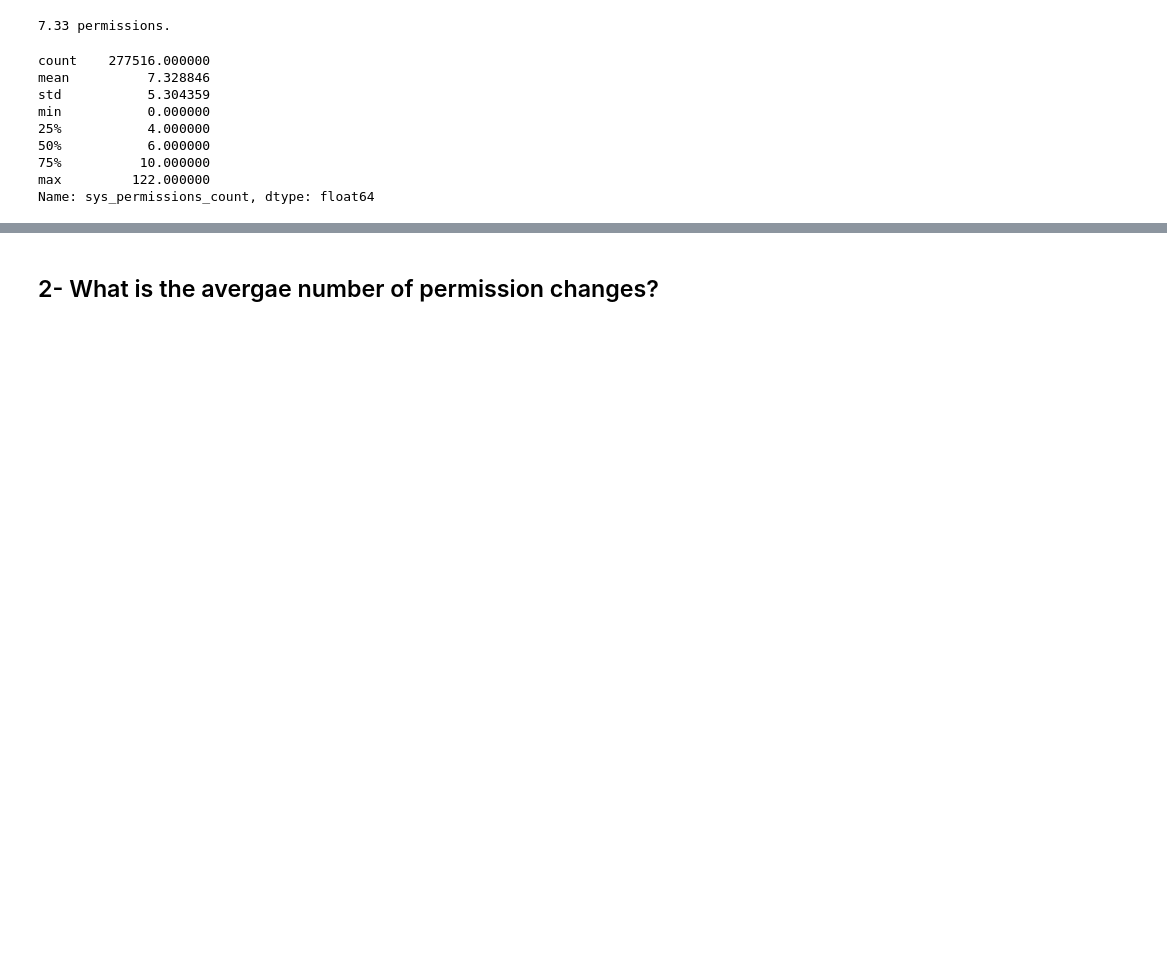
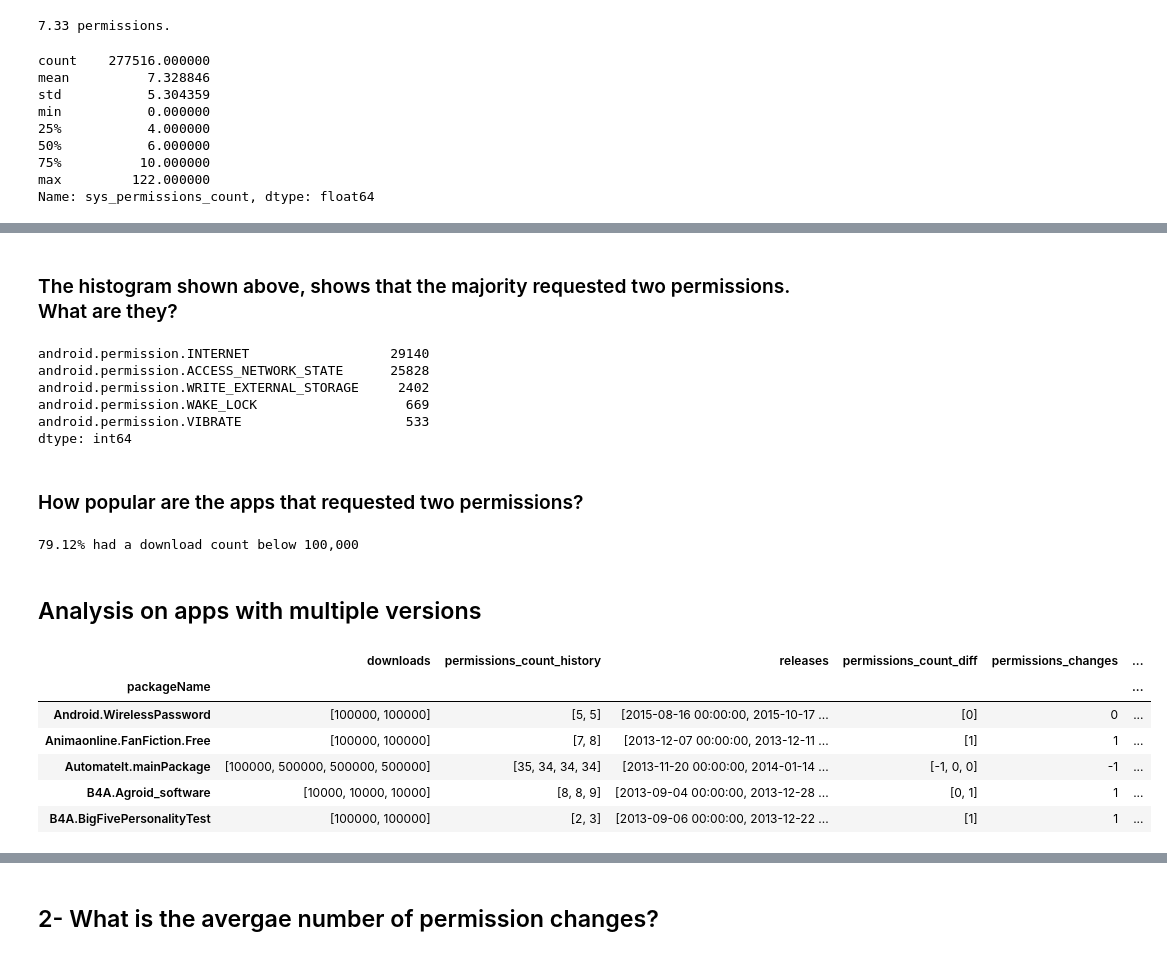
Before and after one commit to sieveable/sieveable-mining, a Jupyter notebook: notebooks/manifest-analysis.ipynb, the cells around one changed output, grey strips where cells are left out. Cells and saved outputs as stored; diff of their text form; code cells hidden in the pictures; blank space fills up the shorter version.

```diff
--- a/notebooks/manifest-analysis.ipynb
+++ b/notebooks/manifest-analysis.ipynb
@@ -125,0 +110,79 @@ Name: sys_permissions_count, dtype: float64
+# %% [markdown]
+### The histogram shown above, shows that the majority requested two permissions. What are they?
+# %%
+with_two_perms = df_all_app_versions[df_all_app_versions.sys_permissions_count == 2]
+# 1- Extract a list of unique values from the pets column
+perms_iter = (set(p) for p in with_two_perms['sys_permissions'])
+perms = sorted(set.union(*perms_iter))
+dummies = pd.DataFrame(np.zeros((len(with_two_perms), len(perms)), dtype=np.int), columns=perms)
+for i, perm in enumerate(with_two_perms['sys_permissions']):
+    dummies.ix[i, perm] = 1
+dummies.sum().sort_values(ascending=False).head()
+# %% [output]
+android.permission.INTERNET                  29140
+android.permission.ACCESS_NETWORK_STATE      25828
+android.permission.WRITE_EXTERNAL_STORAGE     2402
+android.permission.WAKE_LOCK                   669
+android.permission.VIBRATE                     533
+dtype: int64
+# %% [markdown]
+### How popular are the apps that requested two permissions?
+# %%
+downloads = with_two_perms['listing.downloads'].groupby(with_two_perms['listing.downloads']).count()
+total_top = 0
+for i in downloads.index.values:
+    if i < 100000:
+        total_top += downloads.loc[i]
+print("{:.2f}".format(total_top/downloads.sum() * 100) + "% had a download count below 100,000")
+# %% [output]
+79.12% had a download count below 100,000
+# %% [markdown]
+## Analysis on apps with multiple versions
+# %%
+def filter_added(lst):
+    added_counts = list(filter(lambda i: i > 0, lst))
+    if len(added_counts) == 1 and added_counts[0] == [] or len(added_counts) == 0:
+        return None
+    return added_counts
+
+def filter_dropped(lst):
+    dropped_counts = list(filter(lambda i: i < 0, lst))
+    if len(dropped_counts) == 1 and dropped_counts[0] == [] or len(dropped_counts) == 0:
+        return None
+    return dropped_counts
+
+# Remove apps with only one version because it does not make sense for analyzing changes
+# Compute the discrete difference of declared permissions along all app versions
+# i.e., [permissionsInVer2 - permissionsInVer1], [permissionsInVer3 - permissionsInVer2], ...
+def compute_permission_changes(df):
+    g = df.groupby('packageName').filter(lambda x: len(x) > 1).groupby('packageName')
+    s_permission_changes = g['sys_permissions_count'].apply(lambda x: x.tolist())
+    s_releases = g['listing.rDate'].apply(lambda x: x.tolist())
+    s_downloads = g['listing.downloads'].apply(lambda x: x.tolist())
+    permission_changes = pd.DataFrame({'permissions_count_history': s_permission_changes,
+                                      'releases': s_releases, 'downloads': s_downloads})
+    permission_changes['permissions_count_diff'] = permission_changes.permissions_count_history.apply(
+        lambda x: [0] if len(x) == 1 else np.diff(x))
+    permission_changes['permissions_changes'] = permission_changes['permissions_count_diff'].apply(
+        lambda x: np.sum(x))
+    permission_changes['permissions_diff_min'] = permission_changes['permissions_count_diff'].apply(
+        lambda x: np.min(x))
+    permission_changes['permissions_diff_max'] = permission_changes['permissions_count_diff'].apply(
+        lambda x: np.max(x))
+    permission_changes['permissions_added'] = permission_changes['permissions_count_diff'].apply(
+        lambda lst: filter_added(lst))
+    permission_changes['permissions_dropped'] = permission_changes['permissions_count_diff'].apply(
+        lambda lst: filter_dropped(lst))
+    return permission_changes
+
+# Sort by package and version code
+permission_changes = compute_permission_changes(df_all_app_versions)
+permission_changes.head()
+# %% [output]
+|  | downloads | permissions_count_history | releases | permissions_count_diff | permissions_changes | ... |
+| packageName |  |  |  |  |  | ... |
+| Android.WirelessPassword | [100000, 100000] | [5, 5] | [2015-08-16 00:00:00, 2015-10-17 ... | [0] | 0 | ... |
+| Animaonline.FanFiction.Free | [100000, 100000] | [7, 8] | [2013-12-07 00:00:00, 2013-12-11 ... | [1] | 1 | ... |
+| AutomateIt.mainPackage | [100000, 500000, 500000, 500000] | [35, 34, 34, 34] | [2013-11-20 00:00:00, 2014-01-14 ... | [-1, 0, 0] | -1 | ... |
+| B4A.Agroid_software | [10000, 10000, 10000] | [8, 8, 9] | [2013-09-04 00:00:00, 2013-12-28 ... | [0, 1] | 1 | ... |
+| B4A.BigFivePersonalityTest | [100000, 100000] | [2, 3] | [2013-09-06 00:00:00, 2013-12-22 ... | [1] | 1 | ... |
```
Also changed, not shown: parts of 39 cells of this notebook.
